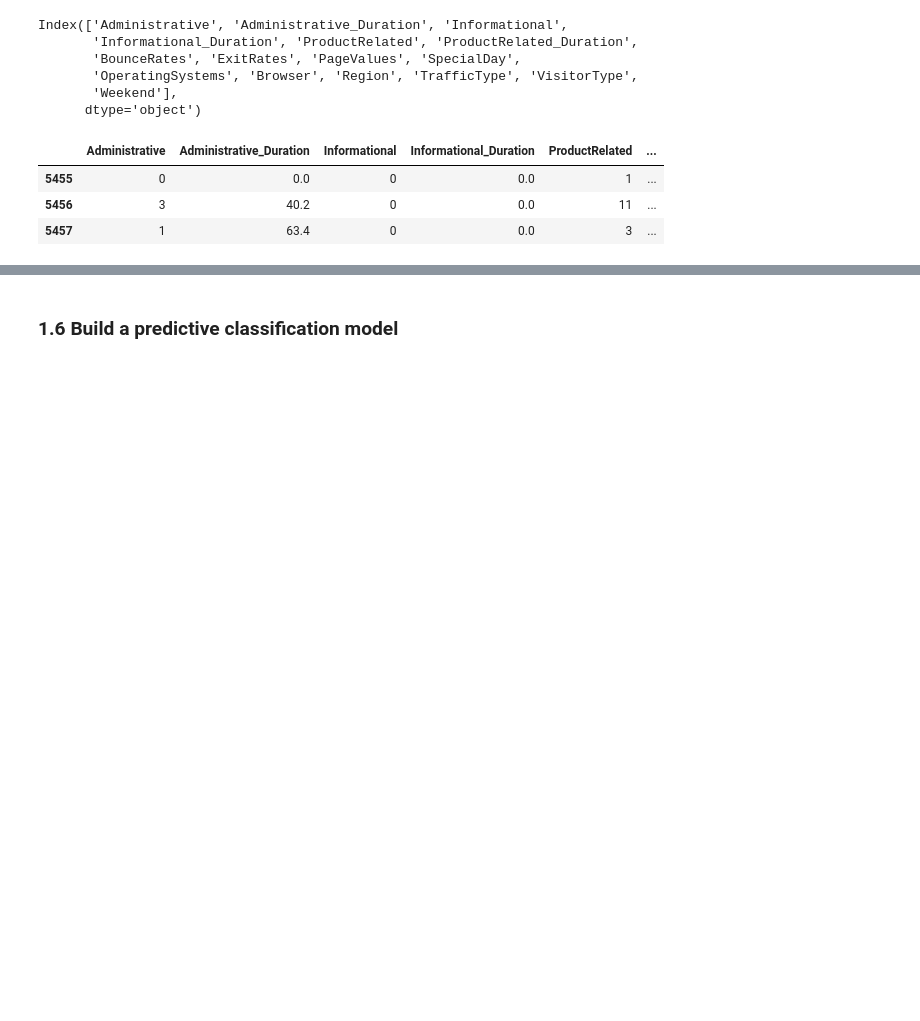
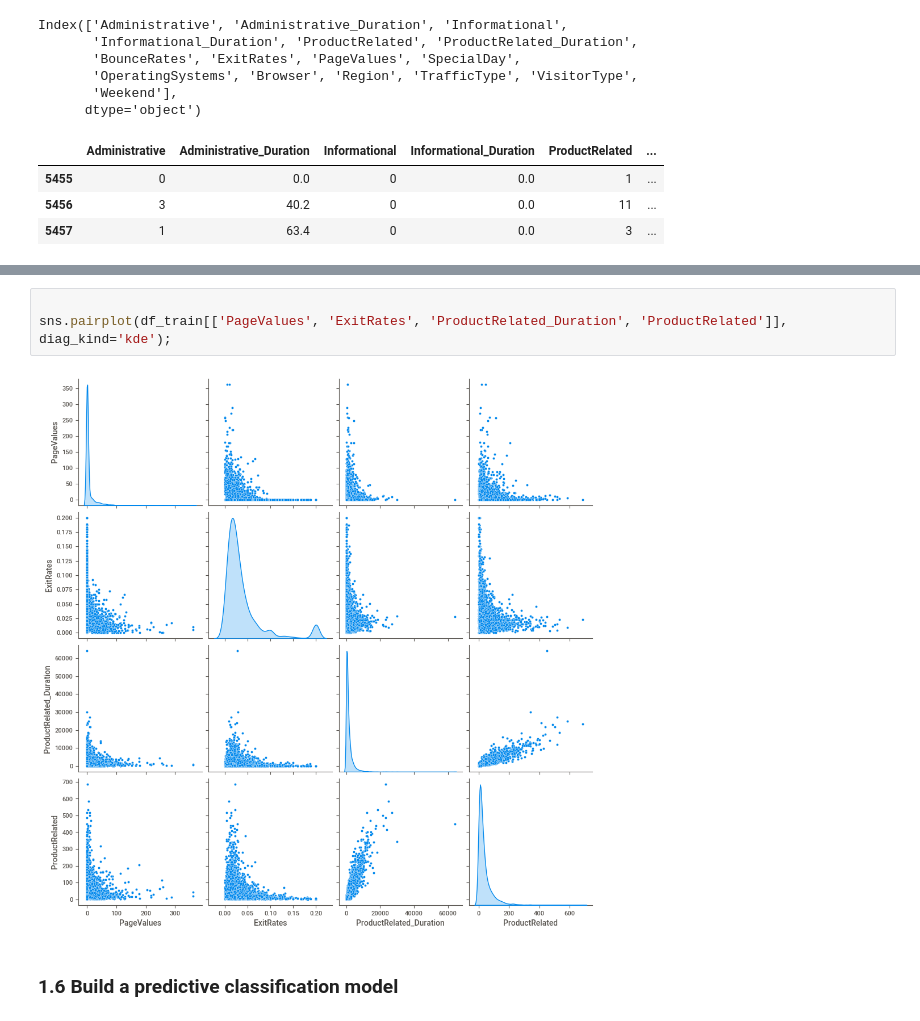
Before and after one commit to nasim-alamdari/FourthBrain-MLE-11, a Jupyter notebook: assignments/midterm/dat/midterm-part1.ipynb, the cells around one changed output, grey strips where cells are left out. Saved outputs shown, nothing was run; the diff lists cells and outputs as text; blank space fills up the shorter version.

```diff
--- a/assignments/midterm/dat/midterm-part1.ipynb
+++ b/assignments/midterm/dat/midterm-part1.ipynb
@@ -361,3 +362,8 @@ SpecialDay                    0.000
+# %%
+
+sns.pairplot(df_train[['PageValues', 'ExitRates', 'ProductRelated_Duration', 'ProductRelated']], diag_kind='kde');
+# %% [output]
+[figure, added]
 # %% [markdown]
 ### 1.6 Build a predictive classification model
 # %%
```
Also changed, not shown: parts of 17 cells of this notebook, 7 other files.
